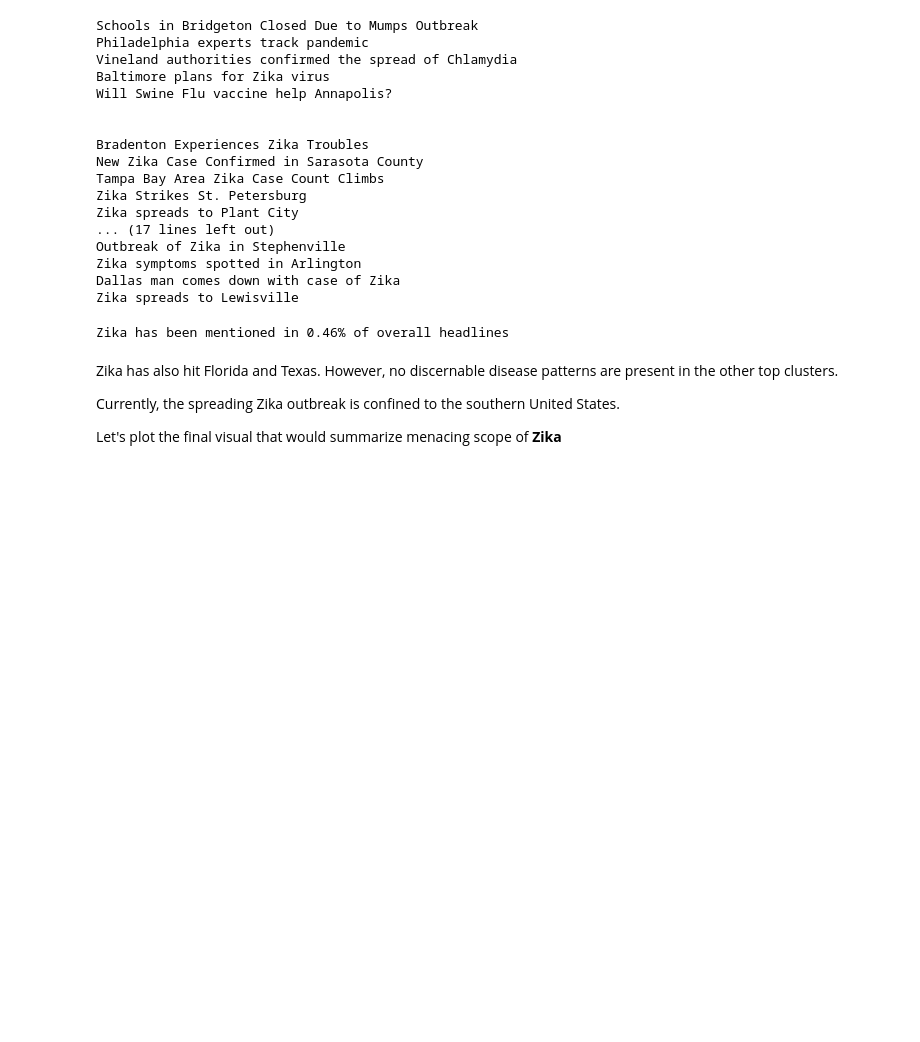
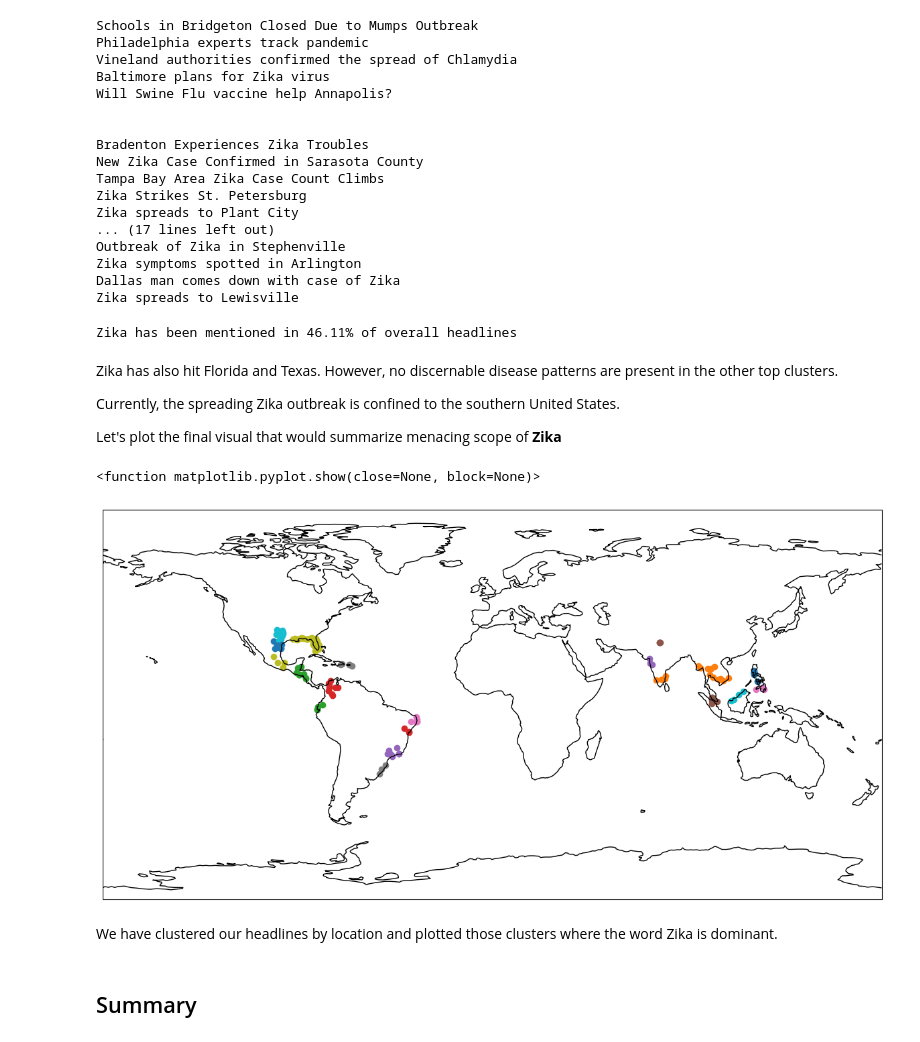
Before and after one commit to Arlan-Alibek/DS-projects, a Jupyter notebook: Case study 3 Tracking Disease Outbreaks using news headlines/tracking_disease_outbreaks.ipynb, the cells around one changed output. Cells and saved outputs as stored; diff of their text form; code cells hidden in the pictures; blank space fills up the shorter version.

```diff
--- a/Case study 3 Tracking Disease Outbreaks using news headlines/tracking_disease_outbreaks.ipynb
+++ b/Case study 3 Tracking Disease Outbreaks using news headlines/tracking_disease_outbreaks.ipynb
@@ -538,12 +538,38 @@ Dallas man comes down with case of Zika
 Zika spreads to Lewisville
 # %%
 num_of_zika = df_us[df_us['Headline'].str.contains('Zika')].shape[0]/df_us[~df_us['Headline'].str.contains('Zika')].shape[0]
-print(f"Zika has been mentioned in {num_of_zika:.2f}% of overall headlines")
+print(f"Zika has been mentioned in {num_of_zika*100:.2f}% of overall headlines")
 # %% [output]
-Zika has been mentioned in 0.46% of overall headlines
+Zika has been mentioned in 46.11% of overall headlines
 # %% [markdown]
 Zika has also hit Florida and Texas. However, no discernable disease patterns are present in the other top clusters.
 
 Currently, the spreading Zika outbreak is confined to the southern United States.
 
 Let's plot the final visual that would summarize menacing scope of **Zika**
+# %%
+def count_zika_mentiones(headlines):
+    zika_regex = re.compile(r'\bzika\b',
+                            flags=re.IGNORECASE)
+    zika_count = 0
+    for headline in headlines:
+        if zika_regex.search(headline):
+            zika_count += 1
+    return zika_count
+fig = plt.figure(figsize=(15,15))
+ax = plt.axes(projection=PlateCarree())
+for _, group in sorted_groups + us_sorted_groups:
+    headlines = group.Headline.values
+    zika_count = count_zika_mentiones(headlines)
+    if float(zika_count)/ len(headlines) > 0.5:
+        ax.scatter(group.Longitude, group.Latitude)
+ax.coastlines()
+ax.set_global()
+plt.show
+# %% [output]
+<function matplotlib.pyplot.show(close=None, block=None)>
+[figure, added]
+# %% [markdown]
+We have clustered our headlines by location and plotted those clusters where the word Zika is dominant.
+# %% [markdown]
+## Summary
```
Also changed, not shown: parts of 4 cells of this notebook.
